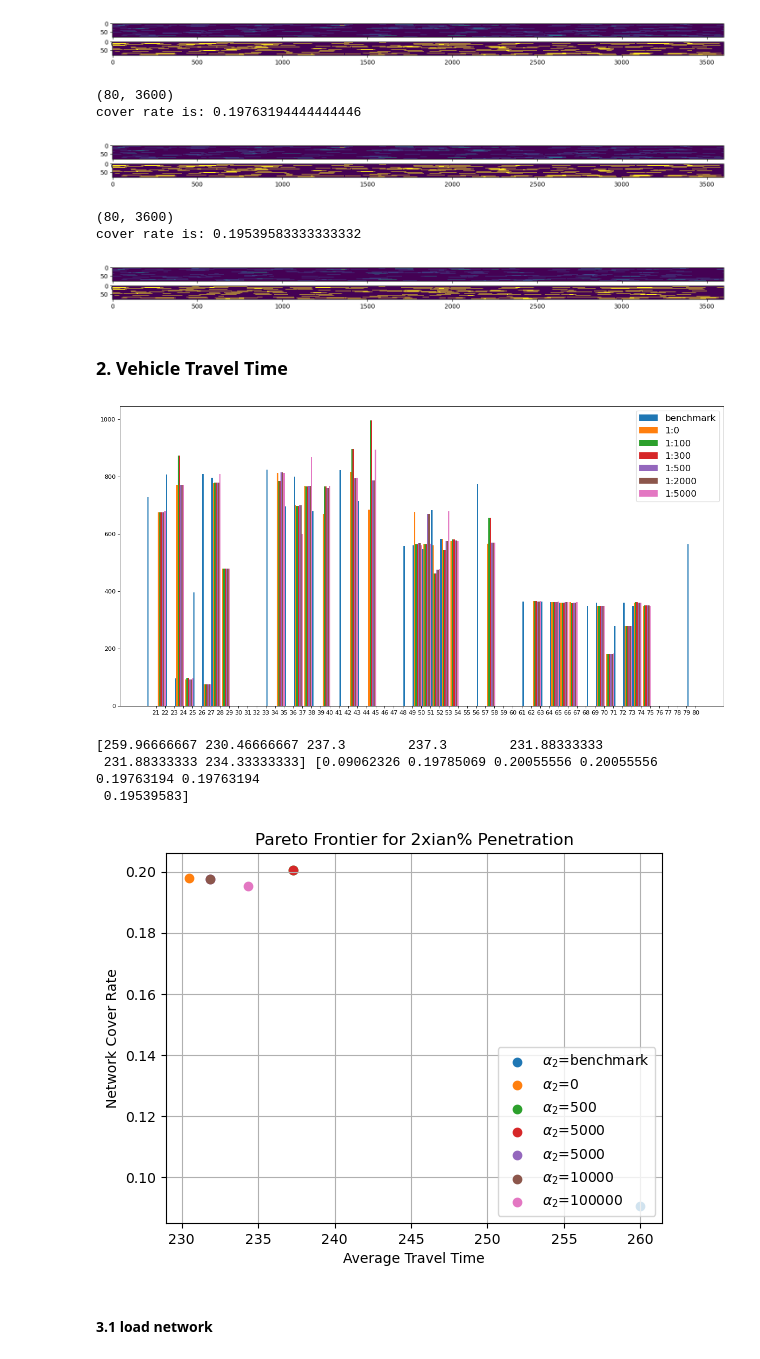
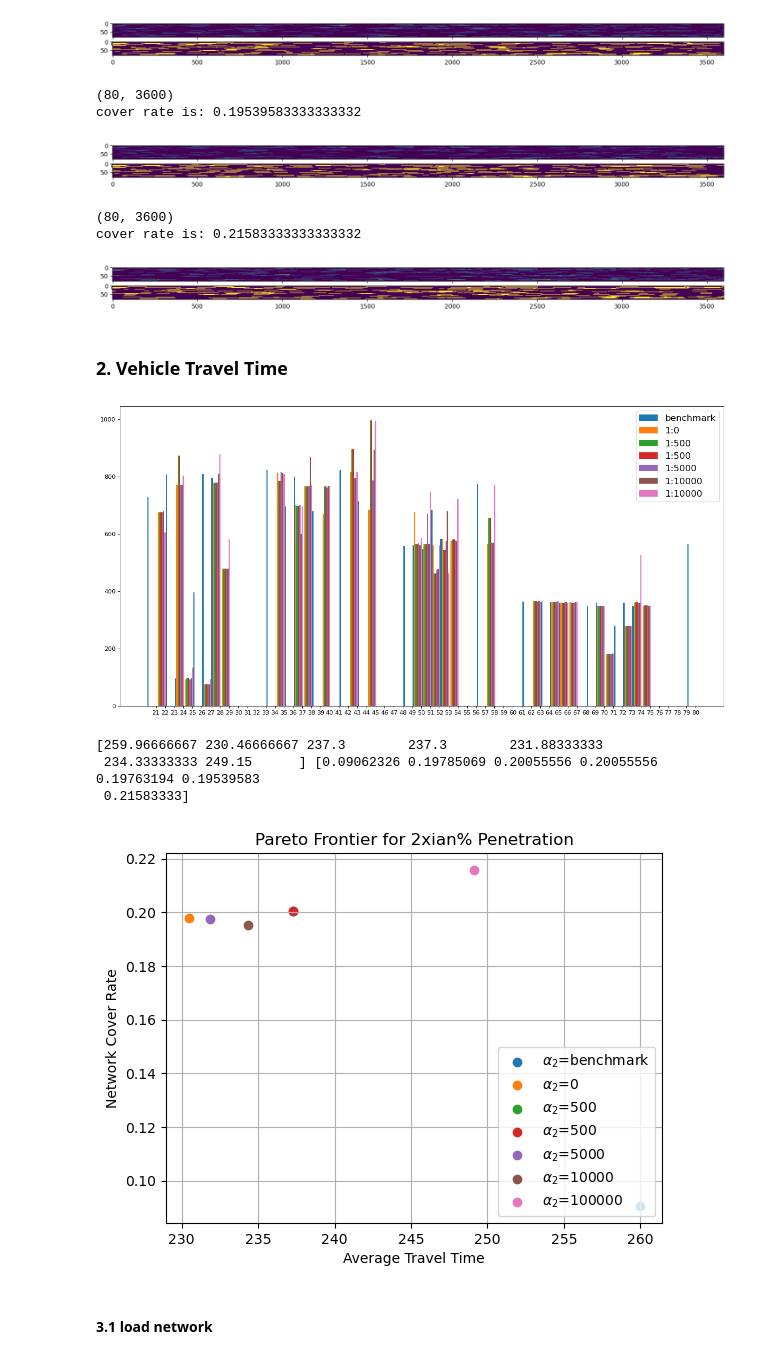
Before and after one commit to Dylan-Wyl10/RoboSense, a Jupyter notebook: analysis/dataAnalysis.ipynb, the cells around one changed output. Drawn from its saved outputs; the diff is of its cells as text; code cells hidden in the pictures.

```diff
--- a/analysis/dataAnalysis.ipynb
+++ b/analysis/dataAnalysis.ipynb
@@ -16,9 +16,9 @@ coverTable2 = '../result/{}/PR{} TestingNew/pr{}_cover_500_step20.npy'.format(ne
 
 coverTable3 = '../result/{}/PR{} TestingNew/pr{}_cover_500_step20.npy'.format(netname, pr, pr)
 coverTable4 = '../result/{}/PR{} TestingNew/pr{}_cover_5000_step20.npy'.format(netname, pr, pr)
-coverTable5 = '../result/{}/PR{} TestingNew/pr{}_cover_5000_step20.npy'.format(netname, pr, pr)
-coverTable6 = '../result/{}/PR{} TestingNew/pr{}_cover_10000_step20.npy'.format(netname, pr, pr)
-lb_list = ['benchmark', '1:0', '1:100', '1:300', '1:500', '1:2000', '1:5000']
+coverTable5 = '../result/{}/PR{} TestingNew/pr{}_cover_10000_step20.npy'.format(netname, pr, pr)
+coverTable6 = '../result/{}/PR{} TestingNew/pr{}_cover_100000_step20.npy'.format(netname, pr, pr)
+lb_list = ['benchmark', '1:0', '1:500', '1:500', '1:5000', '1:10000', '1:10000']
 # lb_list = ['benchmark', '1:0', '1:300(20)', '1:500(40)']
 # %%
 # # alternative paths files
@@ -97,14 +97,14 @@ cover rate is: 0.19763194444444446
 LT_5 = drawTimeSpace(cover_5)
 # %% [output]
 (80, 3600)
-cover rate is: 0.19763194444444446
+cover rate is: 0.19539583333333332
-[figure, old version]
+[figure, new version]
 # %%
 LT_6 = drawTimeSpace(cover_6)
 # %% [output]
 (80, 3600)
-cover rate is: 0.19539583333333332
+cover rate is: 0.21583333333333332
-[figure, old version]
+[figure, new version]
 # %% [markdown]
 ### 2. Vehicle Travel Time
 # %%
@@ -136,31 +136,31 @@ for k in range(len(travelTime_list)):
 plt.legend(lb_list, fontsize=15)
 plt.show()
 # %% [output]
-[figure, old version]
+[figure, new version]
 # %%
 tt_mean = np.mean(np.array(travelTime_list),axis=1)  # travel time
 
 # np.sum(LT_ben)/LT_ben.size,
 cover_mean = np.array([np.sum(LT_ben)/LT_ben.size,
                        np.sum(LT_1)/LT_1.size,
                        np.sum(LT_2)/LT_2.size,
                        np.sum(LT_3)/LT_3.size,
                        np.sum(LT_4)/LT_4.size,
                        np.sum(LT_5)/LT_5.size,
                        np.sum(LT_6)/LT_6.size])
-alpha_list = ['benchmark',0, 500, 5000, 5000, 10000, 100000]
+alpha_list = ['benchmark',0, 500, 500, 5000, 10000, 100000]
 # deroute_list = ['benchmark', '0+2', '100+2', '0+4', '100+4', '1000', '2000']
 for i in range(tt_mean.shape[0]):
 #     plt.scatter(tt_mean[i], cover_mean[i], label = str(deroute_list[i]))
     plt.scatter(tt_mean[i], cover_mean[i], label = '$\u03B1_{2}$'+"="+ str(alpha_list[i]))
 plt.legend(loc=4)
 plt.xlabel('Average Travel Time')
 plt.ylabel('Network Cover Rate')
 plt.title('Pareto Frontier for 2xian% Penetration')
 plt.grid()
 print(tt_mean, cover_mean)
 # %% [output]
 [259.96666667 230.46666667 237.3        237.3        231.88333333
- 231.88333333 234.33333333] [0.09062326 0.19785069 0.20055556 0.20055556 0.19763194 0.19763194
- 0.19539583]
+ 234.33333333 249.15      ] [0.09062326 0.19785069 0.20055556 0.20055556 0.19763194 0.19539583
+ 0.21583333]
-[figure, old version]
+[figure, new version]
```
Also changed, not shown: parts of 6 cells of this notebook, 6 other files.
